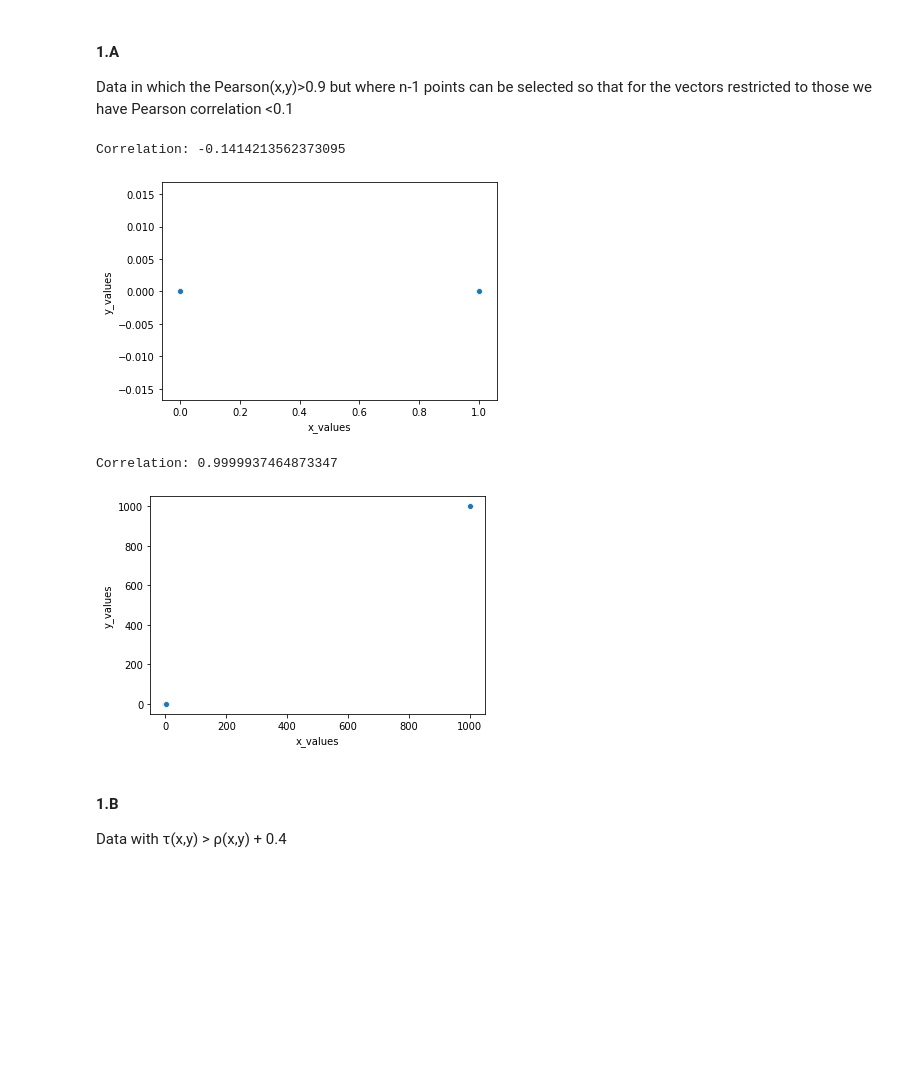
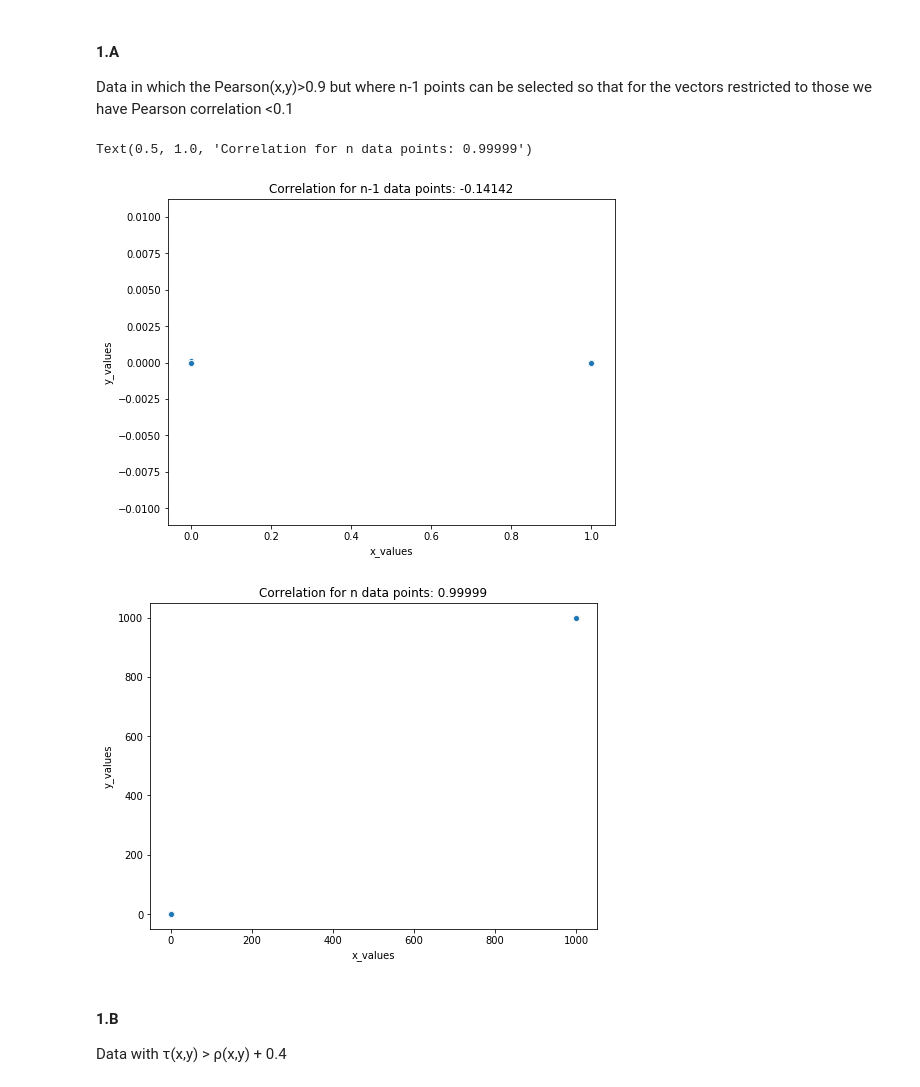
Before and after one commit to mayakerem/StatisticsDataAnalysis, a Jupyter notebook: HW3/HW3.ipynb, the cells around one changed output. Saved outputs shown, nothing was run; the diff lists cells and outputs as text; code cells hidden in the pictures; blank space fills up the shorter version.

```diff
--- a/HW3/HW3.ipynb
+++ b/HW3/HW3.ipynb
@@ -30,32 +30,33 @@ Pearson(x,y) = Pearson correlation<br>
 #### 1.A
 Data in which the Pearson(x,y)>0.9 but where n-1 points can be selected so that for the vectors restricted to those we have Pearson correlation <0.1
 # %%
+# Generating a set of n-1 values pairs
 x_values = ([0] * 25)
-
 x_values.extend([1]*24)
 y_values = [0] * 49
 y_values[0] = 0.0001
 
 df = pd.DataFrame({'x_values': x_values, "y_values": y_values})
 c = stats.pearsonr(df['x_values'],df['y_values'])
-print('Correlation: {}'.format(c[0]))
-plt.figure(1)
+
+plt.figure(figsize=(8,6))
 sns.scatterplot(x = 'x_values',y='y_values',data=df);
+plt.title('Correlation for n-1 data points: {:0.5}'.format(c[0]))
+
+# Adapting the set of data to be n pairs
+x_values.append(1000)
+y_values.append(1000)
+
+df = pd.DataFrame({'x_values': x_values, "y_values": y_values})
+c = stats.pearsonr(df['x_values'],df['y_values'])
+
+plt.figure(figsize=(8,6))
+sns.scatterplot(x = 'x_values',y='y_values',data=df);
+plt.title('Correlation for n data points: {:.5}'.format(c[0]))
 # %% [output]
-Correlation: -0.1414213562373095
+Text(0.5, 1.0, 'Correlation for n data points: 0.99999')
-[figure, old version]
+[figure, new version]
+[figure, added]
-# %%
-x_values.append(1000)
-y_values.append(1000)
-
-df = pd.DataFrame({'x_values': x_values, "y_values": y_values})
-c = stats.pearsonr(df['x_values'],df['y_values'])
-print('Correlation: {}'.format(c[0]))
-plt.figure(1)
-sns.scatterplot(x = 'x_values',y='y_values',data=df);
-# %% [output]
-Correlation: 0.9999937464873347
-[figure, removed]
 # %% [markdown]
 #### 1.B
 Data with τ(x,y) > ρ(x,y) + 0.4
```
Also changed, not shown: parts of 22 cells of this notebook.
